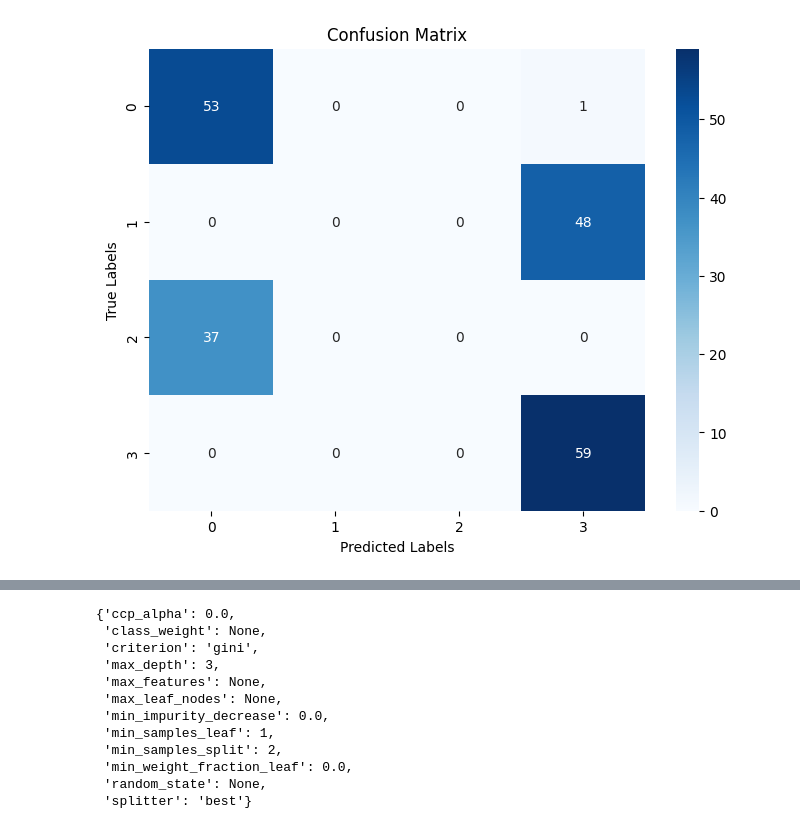
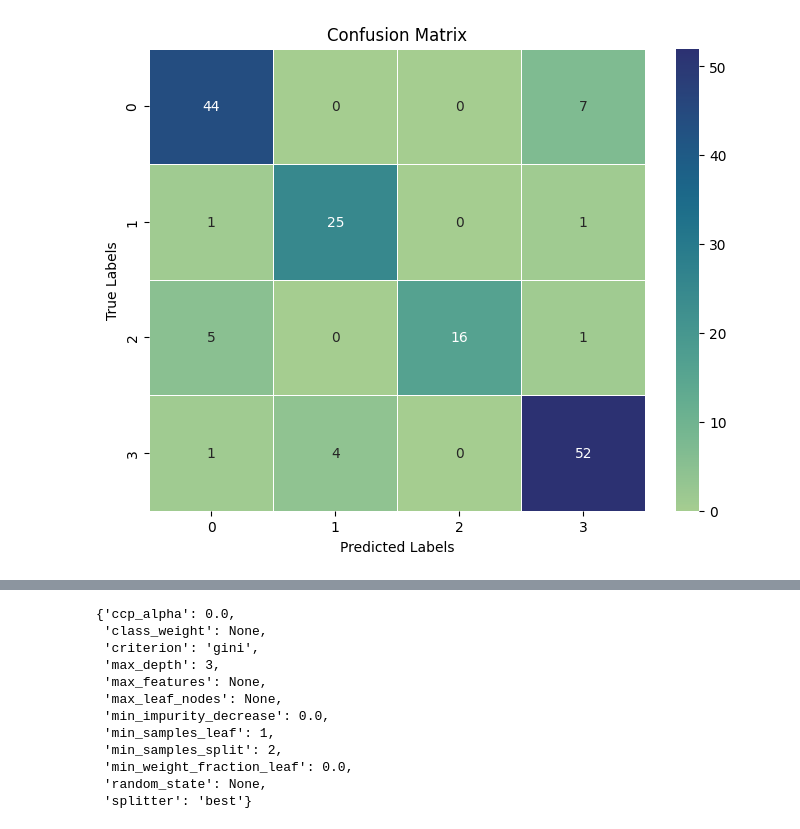
Before and after one commit to Syed-Ayan-Ali/tensorflow_sentiment_classifier, a Jupyter notebook: Decision Trees with Scikitlearn.ipynb, the cells around one changed output, grey strips where cells are left out. Drawn from its saved outputs; the diff is of its cells as text; code cells hidden in the pictures.

```diff
--- a/Decision Trees with Scikitlearn.ipynb
+++ b/Decision Trees with Scikitlearn.ipynb
@@ -43,0 +3,13 @@ Name: class, Length: 198, dtype: object
+# %%
+# Load CSV file
+from sklearn.model_selection import train_test_split
+
+# Load the dataset from CSV
+data = pd.read_csv("/content/forest_type_mapping.csv")
+
+# Split the dataset into features (X) and labels (y)
+X = data.drop('class', axis=1)  # Adjust 'target_column' accordingly
+y = data['class']  # Adjust 'target_column' accordingly
+
+# Perform the train-test split
+X_train, X_test, y_train, y_test = train_test_split(X, y, test_size=0.7, random_state=42)
@@ -44,11 +85,9 @@ Name: class, Length: 198, dtype: object
 # %%
-from sklearn import tree
-import graphviz
-clf = tree.DecisionTreeClassifier(max_depth=1)
-clf = clf.fit(X, y)
+clf = tree.DecisionTreeClassifier(max_depth=4)
+clf = clf.fit(X_train, y_train)
 dot_data = tree.export_graphviz(clf, out_file=None, filled=True, rounded=True, special_characters=True)
 graph = graphviz.Source(dot_data)
-graph.render('Forest Type Mapping', view=True)
+graph.render('Forest Type Mapping 4', view=True)
 graph
 # %% [output]
 [drawing not drawn]
@@ -85,20 +94,17 @@ weighted avg       0.32      0.57      0.41       198
+# %%
+# Get the predicted labels
+y_pred = clf.predict(X_test)
 # %%
-import matplotlib.pyplot as plt
-import seaborn as sns
-from sklearn.metrics import confusion_matrix
-
-# Get the predicted labels
-y_pred = clf.predict(X)
 
 # Create a confusion matrix
-cm = confusion_matrix(y, yp)
+cm = confusion_matrix(y_test, y_pred)
 
 # Create a heatmap for visualization
 plt.figure(figsize=(8, 6))
-sns.heatmap(cm, annot=True, fmt="d", cmap="Blues")
+sns.heatmap(cm, annot=True, fmt="d", cmap="crest", linewidth='0.5')
 plt.xlabel("Predicted Labels")
 plt.ylabel("True Labels")
 plt.title("Confusion Matrix")
 plt.show()
 # %% [output]
-[figure, old version]
+[figure, new version]
```
Also changed, not shown: parts of 26 cells of this notebook.
